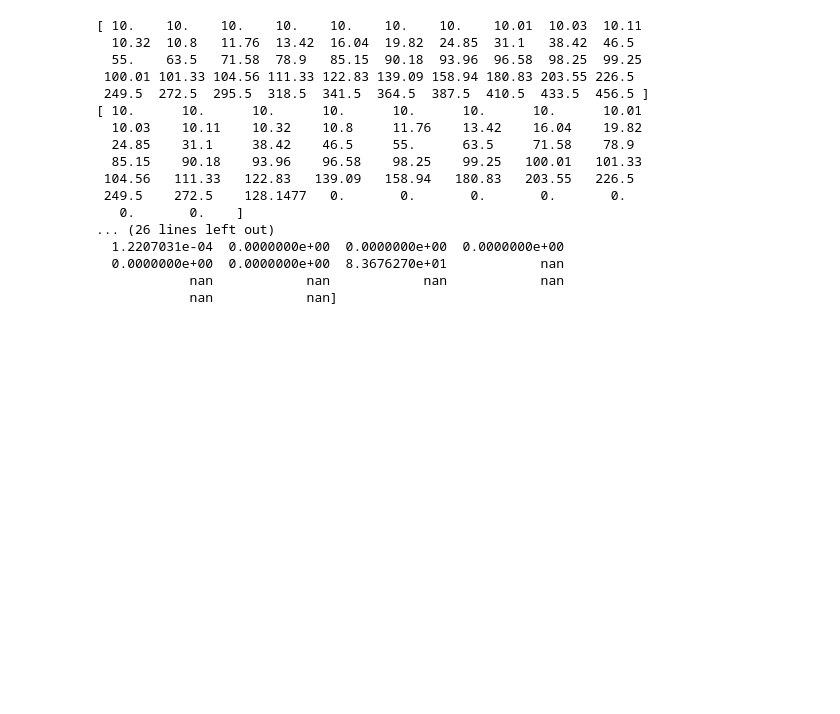
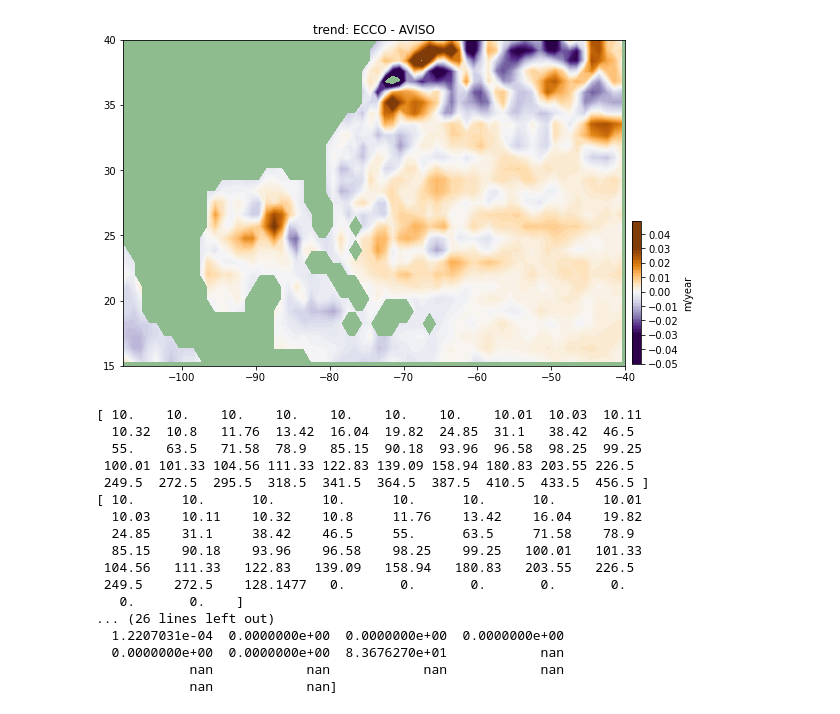
Before and after one commit to jakesteinberg/nasa_ostst, a Jupyter notebook: gradients.ipynb, the cells around one changed output. Cells and saved outputs as stored; diff of their text form; code cells hidden in the pictures; blank space fills up the shorter version.

```diff
--- a/gradients.ipynb
+++ b/gradients.ipynb
@@ -230,3 +289,13 @@ p_h = p_a_detrend.where(ecco_monthly_ds.hFacC.isel(tile=tile_num,k=0) !=0, np.na
+# %%
+clim = 0.03
+f, ax = plt.subplots(1,1,figsize=(9,6))
+Kc = ax.contourf(lons,lats,sla_trend_fdiff, \
+            levels=np.arange(-0.05, 0.05,0.001), vmin=-clim,vmax=clim, cmap=plt.get_cmap('PuOr_r')); ax.set_facecolor('#8FBC8F')
+ax.set_title('trend: ECCO - AVISO'); ax.set_xlim(lon_range); ax.set_ylim(lat_range);
+cbpos = [0.91, 0.13, 0.015, 0.33]; cax = f.add_axes(cbpos);
+cb = f.colorbar(Kc, cax=cax, orientation='vertical', extend='both', label='m/year')
+# %% [output]
+[figure, added]
 # %%
 # depth average flow
 H = (ecco_grid.hFacC.isel(tile=tile_num)*ecco_grid.drF).sum(dim='k')
```
Also changed, not shown: parts of 7 cells of this notebook, 1 other file.
